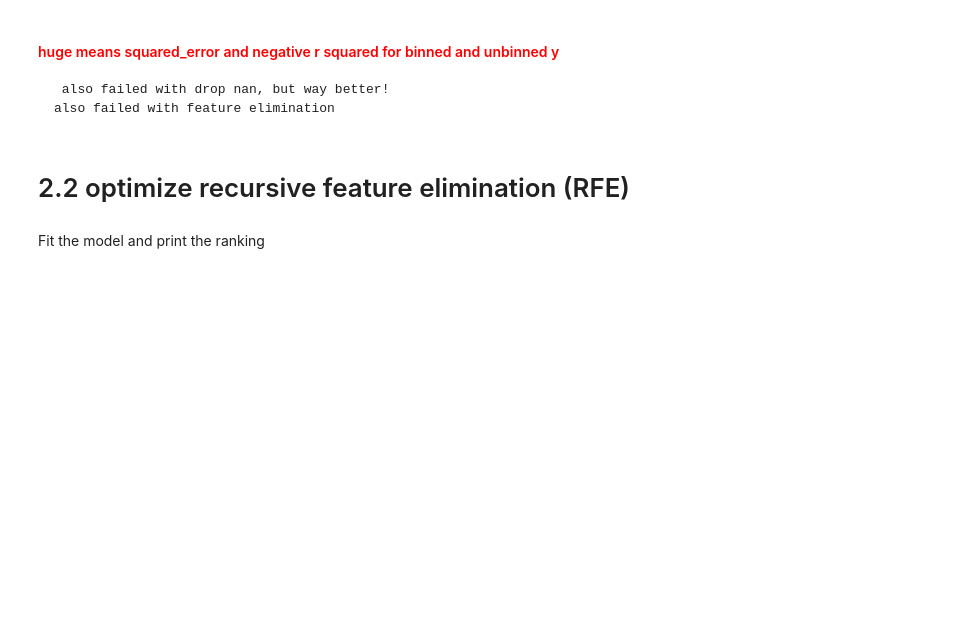
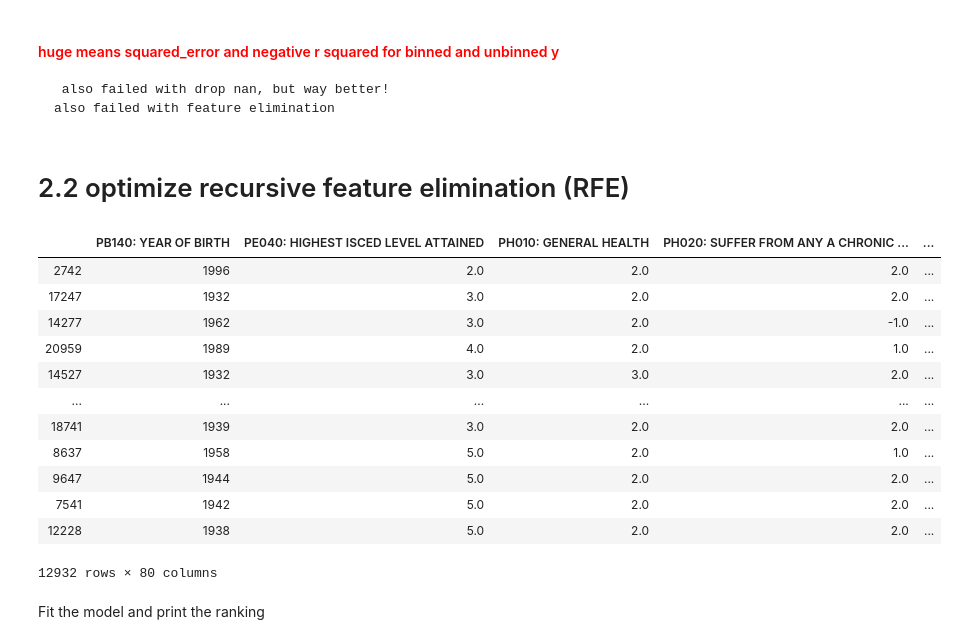
Before and after one commit to ta-data-lis/final-project, a Jupyter notebook: your-project/3_Machine Learning.ipynb, the cells around one changed output. Saved outputs shown, nothing was run; the diff lists cells and outputs as text; code cells hidden in the pictures; blank space fills up the shorter version.

```diff
--- a/your-project/3_Machine Learning.ipynb
+++ b/your-project/3_Machine Learning.ipynb
@@ -588,6 +693,22 @@ r2_score(y_test, y_pred)
 # %%
 ## recursive feature elimination.
 # initialize an RFE model using the `auto_model` linear regression model. Set `n_features_to_select=3`
+# %%
+generateTest(columns[:-20],outcomelist, 'yes', 'yes', 'yes', 'no')[0]
+# %% [output]
+|  | PB140: YEAR OF BIRTH | PE040: HIGHEST ISCED LEVEL ATTAINED | PH010: GENERAL HEALTH | PH020: SUFFER FROM ANY A CHRONIC ... | ... |
+| 2742 | 1996 | 2.0 | 2.0 | 2.0 | ... |
+| 17247 | 1932 | 3.0 | 2.0 | 2.0 | ... |
+| 14277 | 1962 | 3.0 | 2.0 | -1.0 | ... |
+| 20959 | 1989 | 4.0 | 2.0 | 1.0 | ... |
+| 14527 | 1932 | 3.0 | 3.0 | 2.0 | ... |
+| ... | ... | ... | ... | ... | ... |
+| 18741 | 1939 | 3.0 | 2.0 | 2.0 | ... |
+| 8637 | 1958 | 5.0 | 2.0 | 1.0 | ... |
+| 9647 | 1944 | 5.0 | 2.0 | 2.0 | ... |
+| 7541 | 1942 | 5.0 | 2.0 | 2.0 | ... |
+| 12228 | 1938 | 5.0 | 2.0 | 2.0 | ... |
+12932 rows × 80 columns
 # %% [markdown]
 Fit the model and print the ranking
 # %%
```
Also changed, not shown: parts of 39 cells of this notebook.
